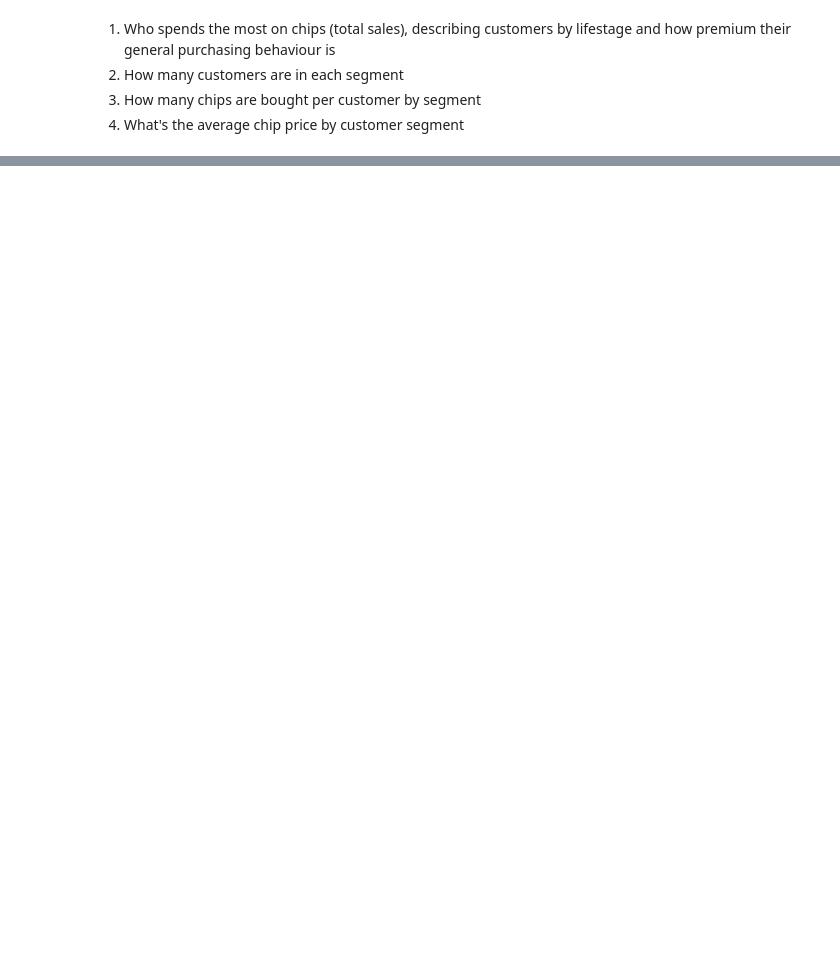
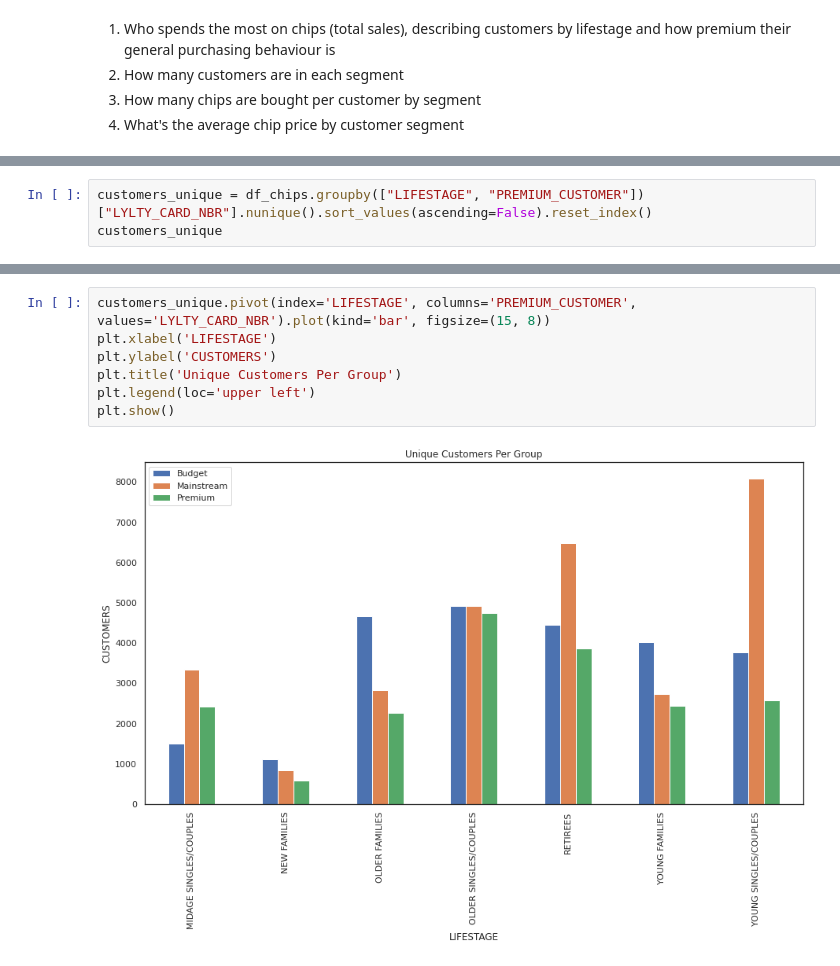
Before and after one commit to wa-le/Quantium-Forage-Virtual-Internship, a Jupyter notebook: my_quantium_vi.ipynb, the cells around one changed output, grey strips where cells are left out. Saved outputs shown, nothing was run; the diff lists cells and outputs as text; blank space fills up the shorter version.

```diff
--- a/my_quantium_vi.ipynb
+++ b/my_quantium_vi.ipynb
@@ -838,0 +855,3 @@ customer_sales.pivot(index='LIFESTAGE', columns='PREMIUM_CUSTOMER', values='sum'
+# %%
+customers_unique = df_chips.groupby(["LIFESTAGE", "PREMIUM_CUSTOMER"])["LYLTY_CARD_NBR"].nunique().sort_values(ascending=False).reset_index()
+customers_unique
@@ -838,0 +876,9 @@ customer_sales.pivot(index='LIFESTAGE', columns='PREMIUM_CUSTOMER', values='sum'
+# %%
+customers_unique.pivot(index='LIFESTAGE', columns='PREMIUM_CUSTOMER', values='LYLTY_CARD_NBR').plot(kind='bar', figsize=(15, 8))
+plt.xlabel('LIFESTAGE')
+plt.ylabel('CUSTOMERS')
+plt.title('Unique Customers Per Group')
+plt.legend(loc='upper left')
+plt.show()
+# %% [output]
+[figure, added]
```
Also changed, not shown: parts of 8 cells of this notebook.
